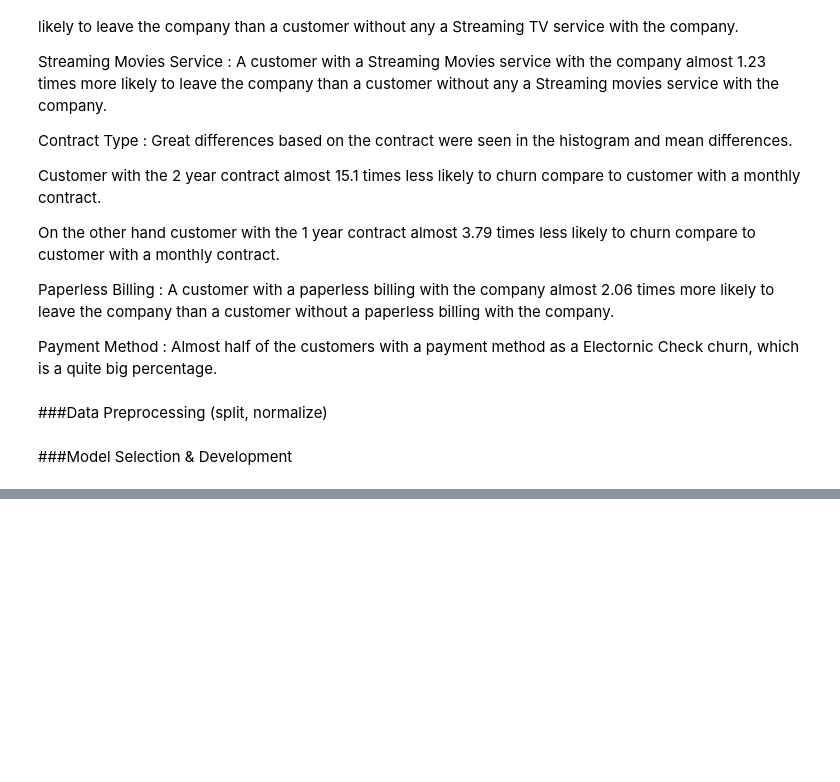
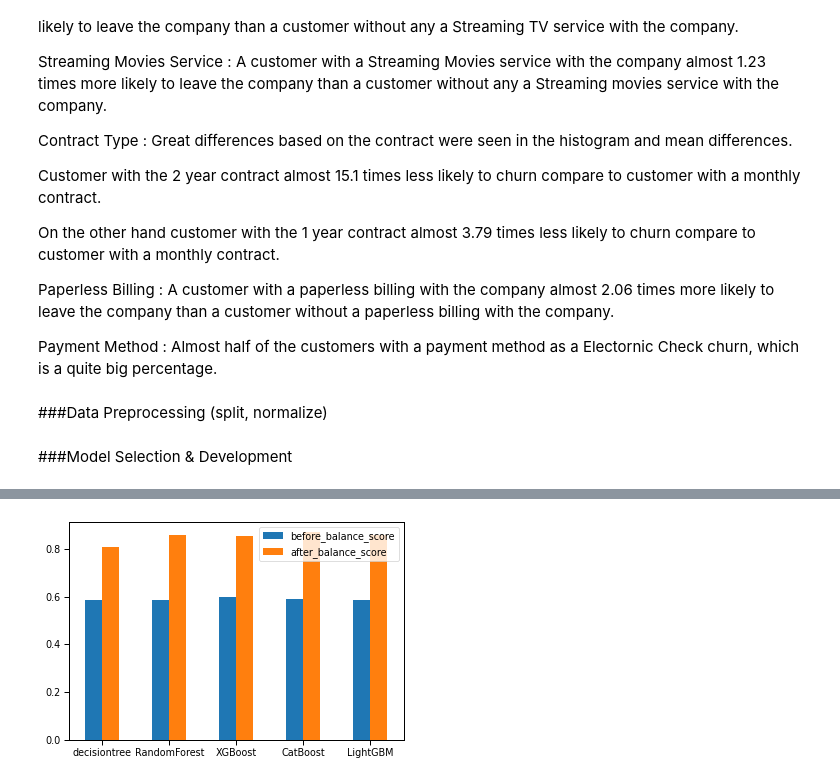
Before and after one commit to ShawnLiu119/Telco-Customer-Churn-Prediction, a Jupyter notebook: churn_pred.ipynb, the cells around one changed output, grey strips where cells are left out. Cells and saved outputs as stored; diff of their text form; code cells hidden in the pictures; blank space fills up the shorter version.

```diff
--- a/churn_pred.ipynb
+++ b/churn_pred.ipynb
@@ -368,0 +660,12 @@ from sklearn.ensemble import RandomForestClassifier, GradientBoostingClassifier
+# %%
+#Random Search for XGBoost
+CV = StratifiedKFold(n_splits=10, random_state=0, shuffle=True)
+
+clf = RandomizedSearchCV(xgb_s, params['XGBoost'], scoring ='f1', cv = CV, n_jobs=-1)
+clf.fit(x_train_smote, y_train_smote)
+
+print("best score is :" , clf.best_score_)
+print("best estimator is :" , clf.best_estimator_)
+print("best Params is :" , clf.best_params_)
+
+cv_score_s['XGBoost'] = clf.best_score_
@@ -368,0 +679,12 @@ from sklearn.ensemble import RandomForestClassifier, GradientBoostingClassifier
+# %%
+#Random Search for CatBoost
+CV = StratifiedKFold(n_splits=10, random_state=0, shuffle=True)
+
+clf = RandomizedSearchCV(cb_s, params['CatBoost'], scoring ='f1', cv = CV, n_jobs=-1)
+clf.fit(x_train_smote, y_train_smote)
+
+print("best score is :" , clf.best_score_)
+print("best estimator is :" , clf.best_estimator_)
+print("best Params is :" , clf.best_params_)
+
+cv_score_s['CatBoost'] = clf.best_score_
@@ -368,0 +709,12 @@ from sklearn.ensemble import RandomForestClassifier, GradientBoostingClassifier
+# %%
+#Random Search for LightGBM
+CV = StratifiedKFold(n_splits=10, random_state=0, shuffle=True)
+
+clf = RandomizedSearchCV(lgb_s, params['LightGBM'], scoring ='f1', cv = CV, n_jobs=-1)
+clf.fit(x_train_smote, y_train_smote)
+
+print("best score is :" , clf.best_score_)
+print("best estimator is :" , clf.best_estimator_)
+print("best Params is :" , clf.best_params_)
+
+cv_score_s['LightGBM'] = clf.best_score_
@@ -368,0 +726,3 @@ from sklearn.ensemble import RandomForestClassifier, GradientBoostingClassifier
+# %%
+score = pd.DataFrame({'before_balance_score': pd.Series(cv_score), 'after_balance_score': pd.Series(cv_score_s)})
+score
@@ -369 +736,6 @@ from sklearn.ensemble import RandomForestClassifier, GradientBoostingClassifier
+# %%
+ax = score.plot.bar(rot=0)
+#after the balancing, the f1 score significantly improved
+# %% [output]
+[figure, added]
 # %%
```
Also changed, not shown: parts of 58 cells of this notebook.
